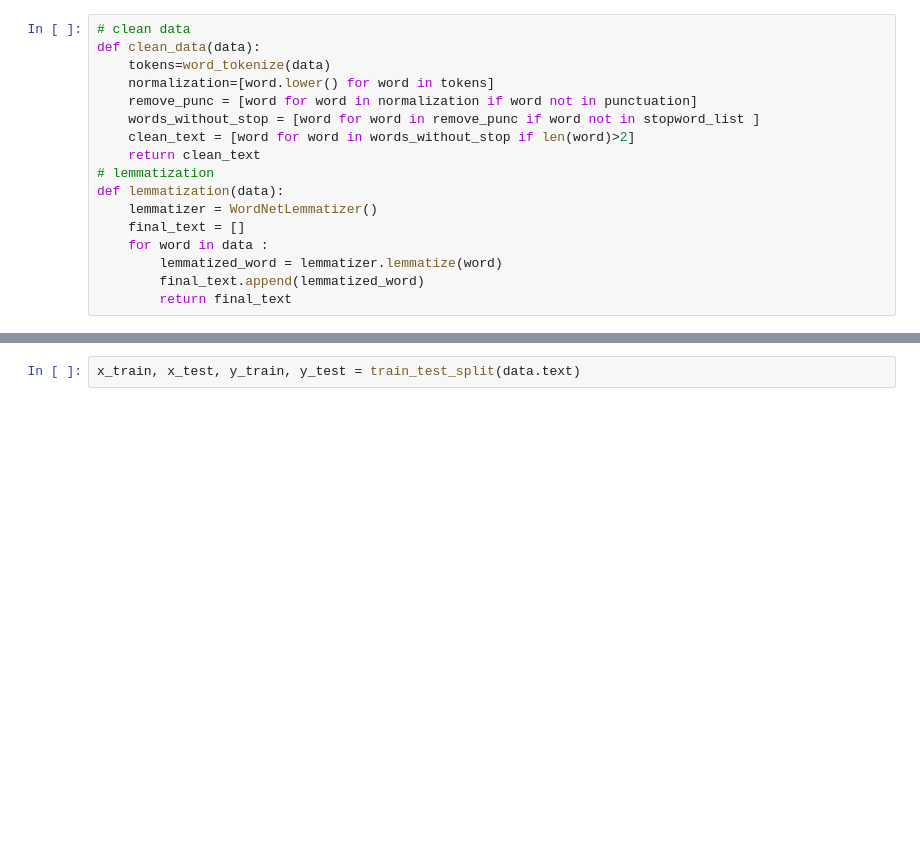
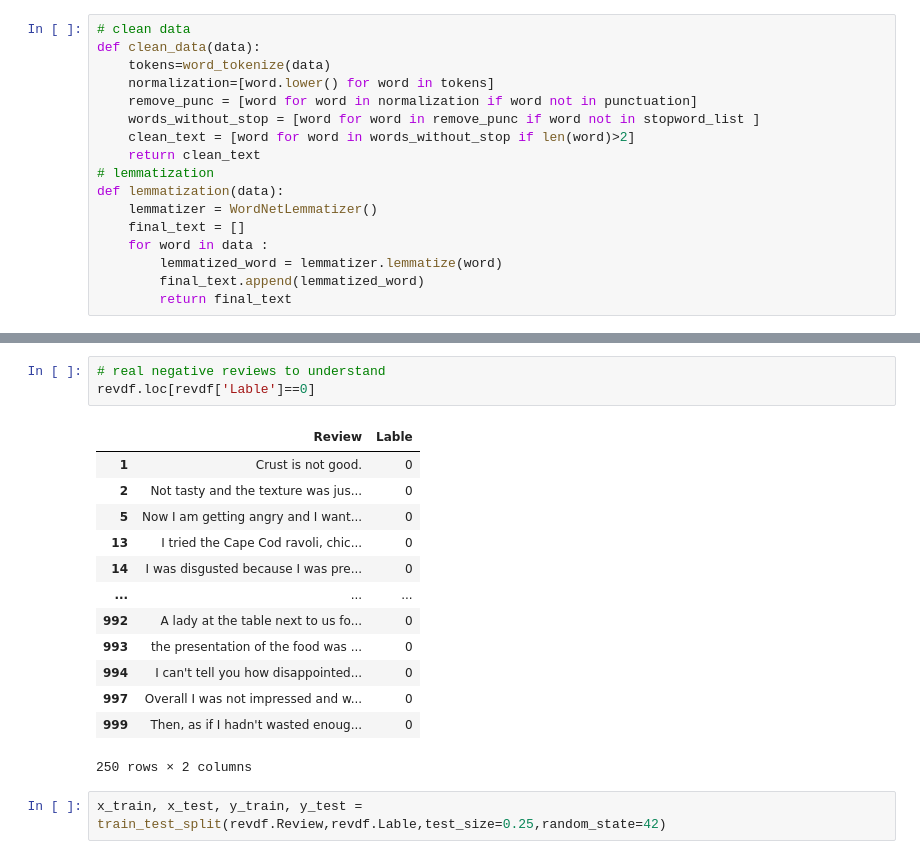
Before and after one commit to bhaskar112car/UnravelEats-A-Root-Cause-Analysis-of-Restaurant-Reviews., a Jupyter notebook: Root cause analysis.ipynb, the cells around one changed output, grey strips where cells are left out. Cells and saved outputs as stored; diff of their text form; blank space fills up the shorter version.

```diff
--- a/Root cause analysis.ipynb
+++ b/Root cause analysis.ipynb
@@ -340,2 +417,19 @@ def lemmatization(data):
+# %%
+# real negative reviews to understand
+revdf.loc[revdf['Lable']==0]
+# %% [output]
+|  | Review | Lable |
+| 1 | Crust is not good. | 0 |
+| 2 | Not tasty and the texture was jus... | 0 |
+| 5 | Now I am getting angry and I want... | 0 |
+| 13 | I tried the Cape Cod ravoli, chic... | 0 |
+| 14 | I was disgusted because I was pre... | 0 |
+| ... | ... | ... |
+| 992 | A lady at the table next to us fo... | 0 |
+| 993 | the presentation of the food was ... | 0 |
+| 994 | I can't tell you how disappointed... | 0 |
+| 997 | Overall I was not impressed and w... | 0 |
+| 999 | Then, as if I hadn't wasted enoug... | 0 |
+250 rows × 2 columns
 # %%
-x_train, x_test, y_train, y_test = train_test_split(data.text)
+x_train, x_test, y_train, y_test = train_test_split(revdf.Review,revdf.Lable,test_size=0.25,random_state=42)
```
Also changed, not shown: parts of 37 cells of this notebook.
